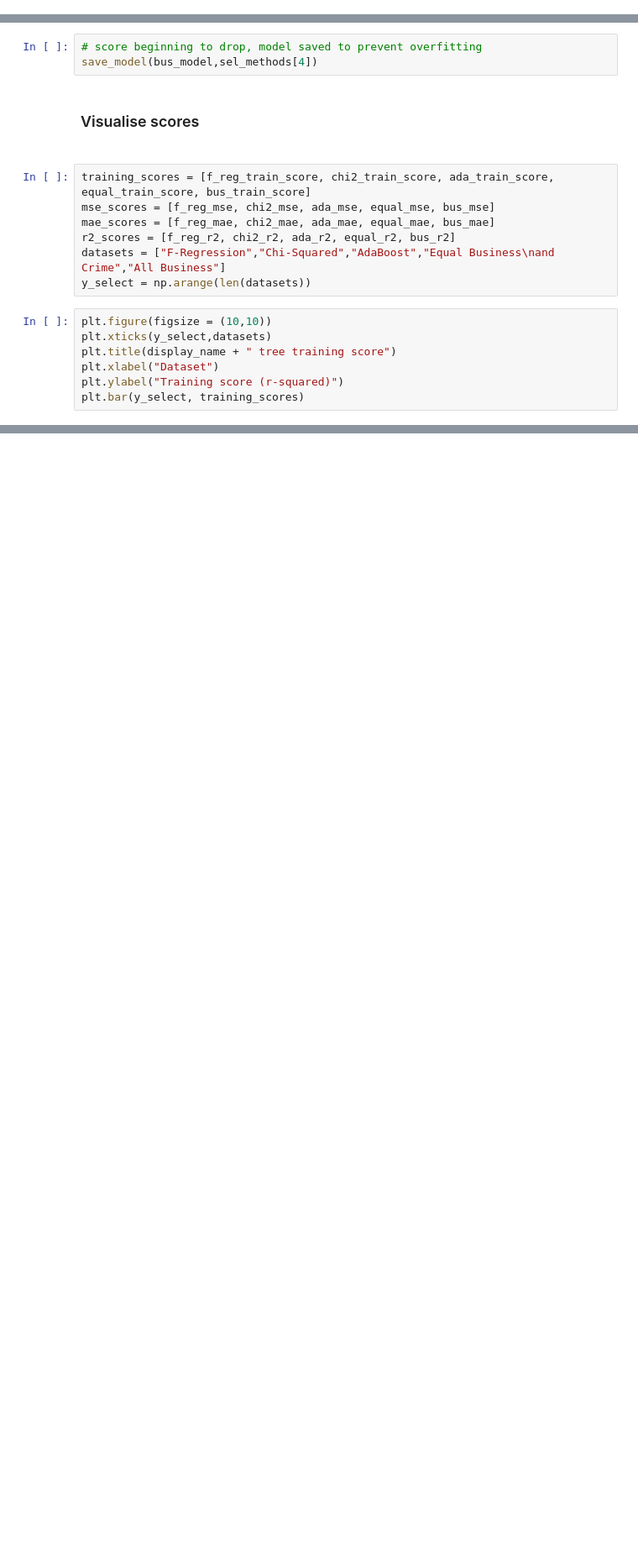
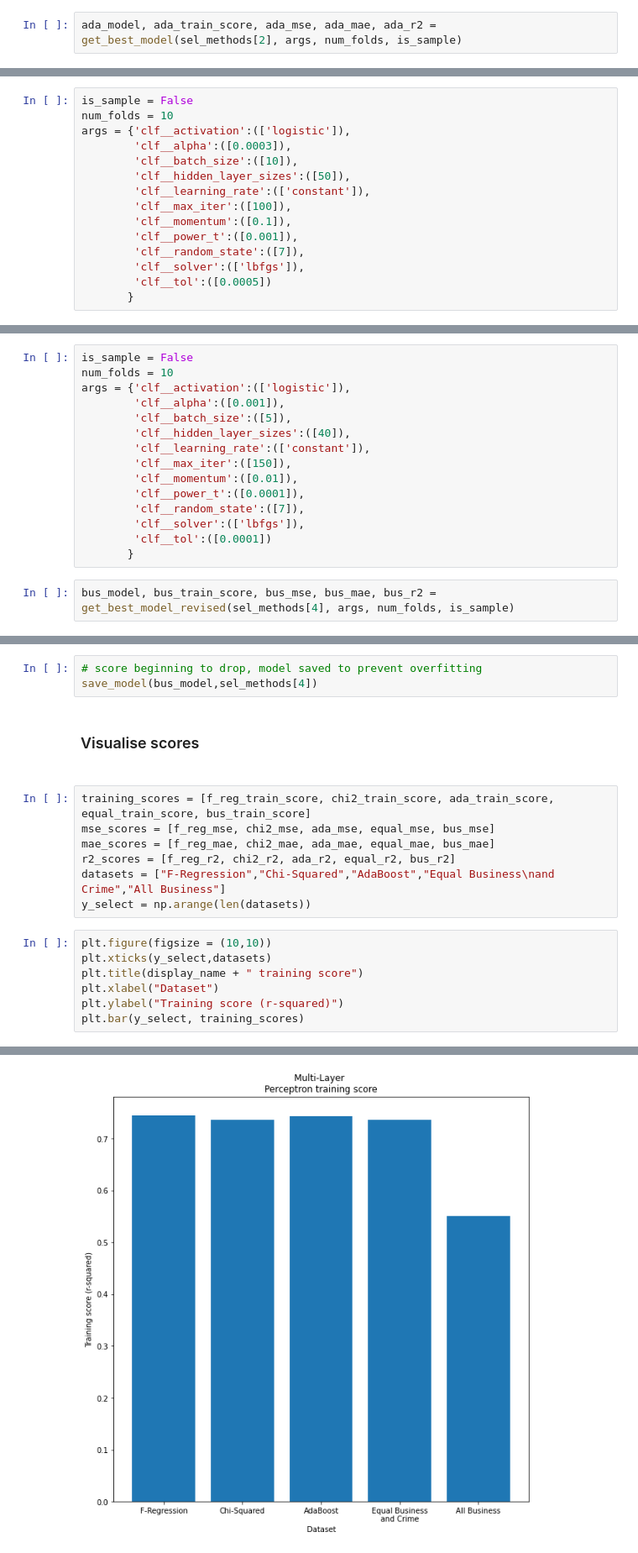
Before and after one commit to CBProgramming/CrimePrediction, a Jupyter notebook: 18 - Multi-Layer Perceptron.ipynb, the cells around one changed output, grey strips where cells are left out. Shown at 84% size. Saved outputs shown, nothing was run; the diff lists cells and outputs as text; blank space fills up the shorter version.

```diff
--- a/18 - Multi-Layer Perceptron.ipynb
+++ b/18 - Multi-Layer Perceptron.ipynb
@@ -1167,0 +1292,2 @@ KeyboardInterrupt:
+# %%
+ada_model, ada_train_score, ada_mse, ada_mae, ada_r2 = get_best_model(sel_methods[2], args, num_folds, is_sample)
@@ -1500,3 +1691,18 @@ args = {'clf__activation':(['logistic']),
+# %%
+is_sample = False
+num_folds = 10
+args = {'clf__activation':(['logistic']),
+        'clf__alpha':([0.0003]),
+        'clf__batch_size':([10]),
+        'clf__hidden_layer_sizes':([50]),
+        'clf__learning_rate':(['constant']),
+        'clf__max_iter':([100]),
+        'clf__momentum':([0.1]),
+        'clf__power_t':([0.001]),
+        'clf__random_state':([7]),
+        'clf__solver':(['lbfgs']),
+        'clf__tol':([0.0005])
+       }
 # %%
 equal_model, equal_train_score, equal_mse, equal_mae, equal_r2 = get_best_model_revised(sel_methods[3], args, num_folds, is_sample)
 # %% [output]
@@ -1896,3 +2093,20 @@ STOP: TOTAL NO. of ITERATIONS REACHED LIMIT.
 Increase the number of iterations (max_iter) or scale the data as shown in:
     https://scikit-learn.org/stable/modules/preprocessing.html
   self.n_iter_ = _check_optimize_result("lbfgs", opt_res, self.max_iter)
+# %%
+is_sample = False
+num_folds = 10
+args = {'clf__activation':(['logistic']),
+        'clf__alpha':([0.001]),
+        'clf__batch_size':([5]),
+        'clf__hidden_layer_sizes':([40]),
+        'clf__learning_rate':(['constant']),
+        'clf__max_iter':([150]),
+        'clf__momentum':([0.01]),
+        'clf__power_t':([0.0001]),
+        'clf__random_state':([7]),
+        'clf__solver':(['lbfgs']),
+        'clf__tol':([0.0001])
+       }
+# %%
+bus_model, bus_train_score, bus_mse, bus_mae, bus_r2 = get_best_model_revised(sel_methods[4], args, num_folds, is_sample)
@@ -1911,7 +2154,8 @@ y_select = np.arange(len(datasets))
 # %%
 plt.figure(figsize = (10,10))
 plt.xticks(y_select,datasets)
-plt.title(display_name + " tree training score")
+plt.title(display_name + " training score")
 plt.xlabel("Dataset")
 plt.ylabel("Training score (r-squared)")
 plt.bar(y_select, training_scores)
+# %% [output]
@@ -1918,3 +2163,4 @@ plt.bar(y_select, training_scores)
+[figure, added]
 # %%
 plt.figure(figsize = (10,10))
 plt.xticks(y_select,datasets)
```
Also changed, not shown: parts of 16 cells of this notebook, 4 other files.
